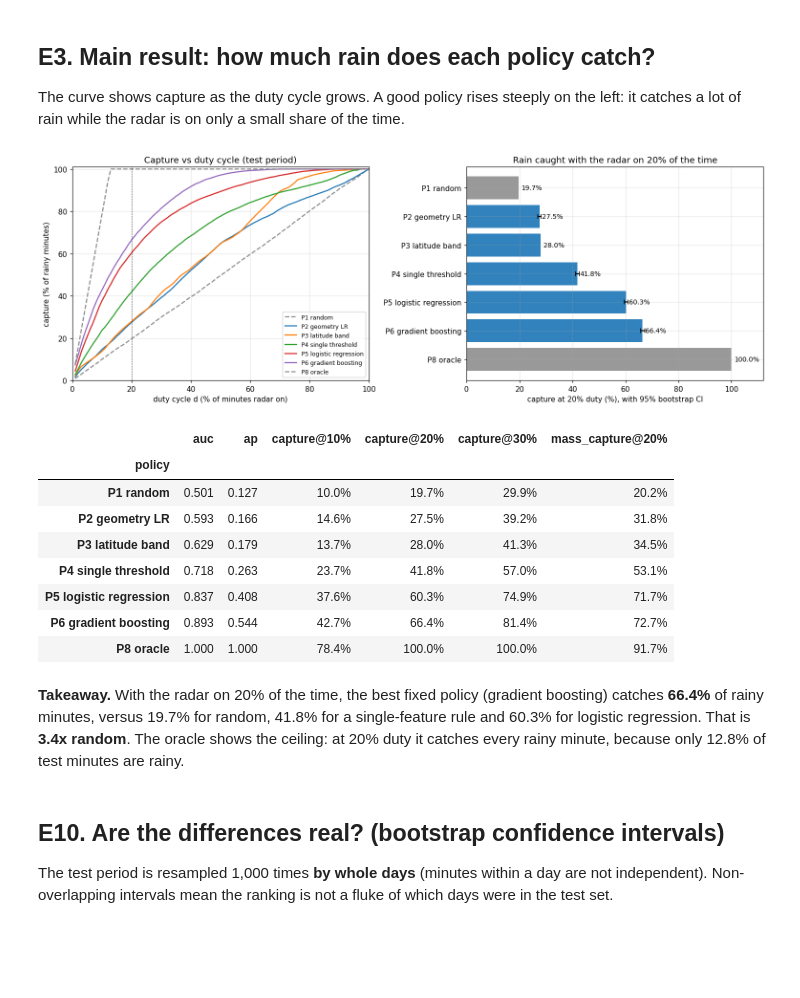
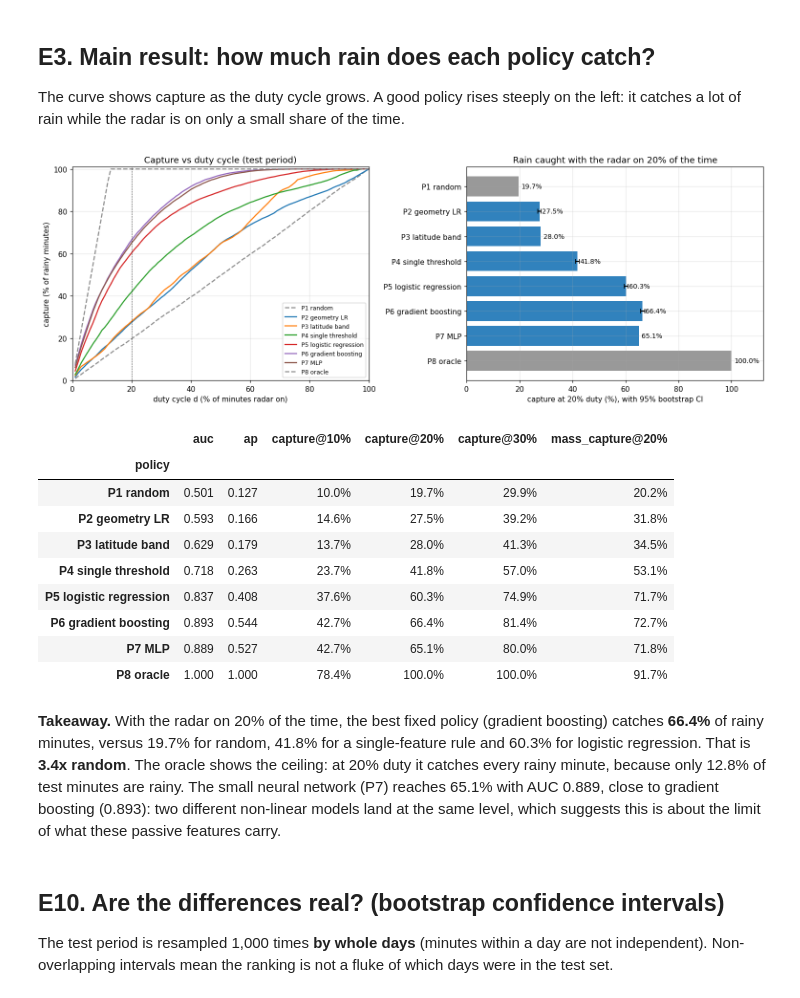
Before and after one commit to darthvader58/Code-Lab_RL_PriorityObs, a Jupyter notebook: missions/earthcare/EarthCare_trackwise.ipynb, the cells around one changed output. Drawn from its saved outputs; the diff is of its cells as text; code cells hidden in the pictures; blank space fills up the shorter version.

Commit message:
show the P7 MLP baseline in the EarthCARE notebook

```diff
--- a/missions/earthcare/EarthCare_trackwise.ipynb
+++ b/missions/earthcare/EarthCare_trackwise.ipynb
@@ -315,35 +316,39 @@ for name, g in curves.groupby("policy", sort=False):
                color="0.55" if ref else None, label=name)
 ax[0].axvline(20, color="k", lw=.8, ls=":")
 ax[0].set(xlabel="duty cycle d (% of minutes radar on)", ylabel="capture (% of rainy minutes)",
           xlim=(0, 100), ylim=(0, 101), title="Capture vs duty cycle (test period)")
 ax[0].legend(fontsize=8)
 
 b = boot[boot.metric == "capture@20%"].set_index("policy")
 bar = e3.set_index("policy")["capture@20%"]
 colors = ["0.6" if p in ("P1 random", "P8 oracle") else "#3182bd" for p in bar.index]
 ax[1].barh(bar.index, 100 * bar.values, color=colors)
 for p in b.index:
     ax[1].errorbar(100 * b.loc[p, "mean"], p, xerr=[[100 * (b.loc[p, "mean"] - b.loc[p, "ci_low"])],
                    [100 * (b.loc[p, "ci_high"] - b.loc[p, "mean"])]], color="k", capsize=3)
 for i, v in enumerate(bar.values):
     ax[1].text(100 * v + 1, i, f"{100 * v:.1f}%", va="center", fontsize=9)
 ax[1].invert_yaxis(); ax[1].set_xlim(0, 112)
 ax[1].set(xlabel="capture at 20% duty (%), with 95% bootstrap CI", title="Rain caught with the radar on 20% of the time")
 plt.tight_layout(); plt.show()
 
 show = e3.set_index("policy")[["auc", "ap", "capture@10%", "capture@20%", "capture@30%", "mass_capture@20%"]]
 display(show.style.format({c: "{:.3f}" for c in ["auc", "ap"]} |
                           {c: "{:.1%}" for c in show.columns if "capture" in c}))
 
 p6, p5, p4, p1 = (bar[k] for k in ["P6 gradient boosting", "P5 logistic regression", "P4 single threshold", "P1 random"])
 display(Markdown(
     f"**Takeaway.** With the radar on 20% of the time, the best fixed policy (gradient boosting) "
     f"catches **{pct(p6)}** of rainy minutes, versus {pct(p1)} for random, {pct(p4)} for a "
     f"single-feature rule and {pct(p5)} for logistic regression. That is "
     f"**{p6 / p1:.1f}x random**. The oracle shows the ceiling: at 20% duty it catches every rainy "
-    f"minute, because only {pct(curves.base_rate.iloc[0])} of test minutes are rainy."))
+    f"minute, because only {pct(curves.base_rate.iloc[0])} of test minutes are rainy. "
+    f"The small neural network (P7) reaches {pct(bar['P7 MLP'])} with AUC "
+    f"{e3.set_index('policy').auc['P7 MLP']:.3f}, close to gradient boosting "
+    f"({e3.set_index('policy').auc['P6 gradient boosting']:.3f}): two different non-linear models "
+    "land at the same level, which suggests this is about the limit of what these passive features carry."))
 # %% [output]
-[figure, old version]
+[figure, new version]
 |  | auc | ap | capture@10% | capture@20% | capture@30% | mass_capture@20% |
 | policy |  |  |  |  |  |  |
 | P1 random | 0.501 | 0.127 | 10.0% | 19.7% | 29.9% | 20.2% |
@@ -352,8 +357,9 @@ display(Markdown(
 | P4 single threshold | 0.718 | 0.263 | 23.7% | 41.8% | 57.0% | 53.1% |
 | P5 logistic regression | 0.837 | 0.408 | 37.6% | 60.3% | 74.9% | 71.7% |
 | P6 gradient boosting | 0.893 | 0.544 | 42.7% | 66.4% | 81.4% | 72.7% |
+| P7 MLP | 0.889 | 0.527 | 42.7% | 65.1% | 80.0% | 71.8% |
 | P8 oracle | 1.000 | 1.000 | 78.4% | 100.0% | 100.0% | 91.7% |
-**Takeaway.** With the radar on 20% of the time, the best fixed policy (gradient boosting) catches **66.4%** of rainy minutes, versus 19.7% for random, 41.8% for a single-feature rule and 60.3% for logistic regression. That is **3.4x random**. The oracle shows the ceiling: at 20% duty it catches every rainy minute, because only 12.8% of test minutes are rainy.
+**Takeaway.** With the radar on 20% of the time, the best fixed policy (gradient boosting) catches **66.4%** of rainy minutes, versus 19.7% for random, 41.8% for a single-feature rule and 60.3% for logistic regression. That is **3.4x random**. The oracle shows the ceiling: at 20% duty it catches every rainy minute, because only 12.8% of test minutes are rainy. The small neural network (P7) reaches 65.1% with AUC 0.889, close to gradient boosting (0.893): two different non-linear models land at the same level, which suggests this is about the limit of what these passive features carry.
 # %% [markdown]
 ## E10. Are the differences real? (bootstrap confidence intervals)
 
```
Also changed, not shown: parts of 2 cells of this notebook.
